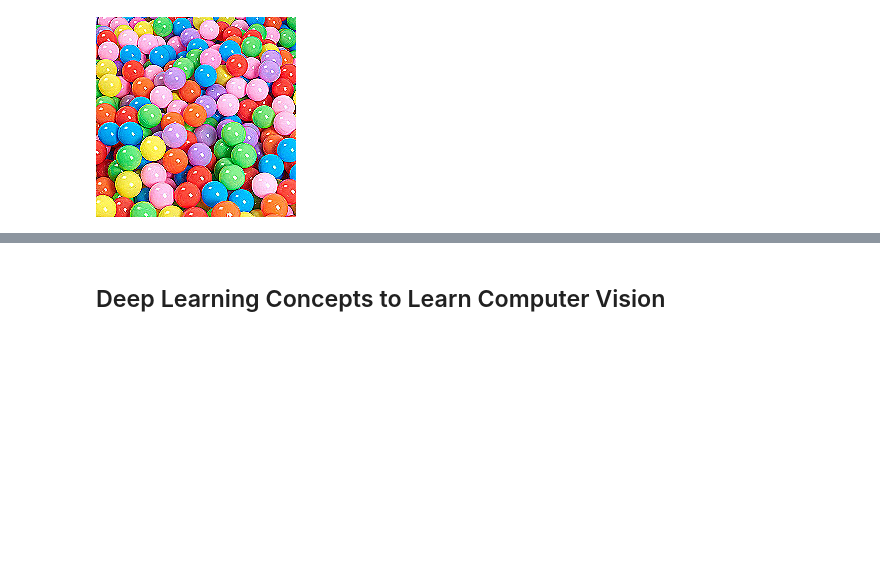
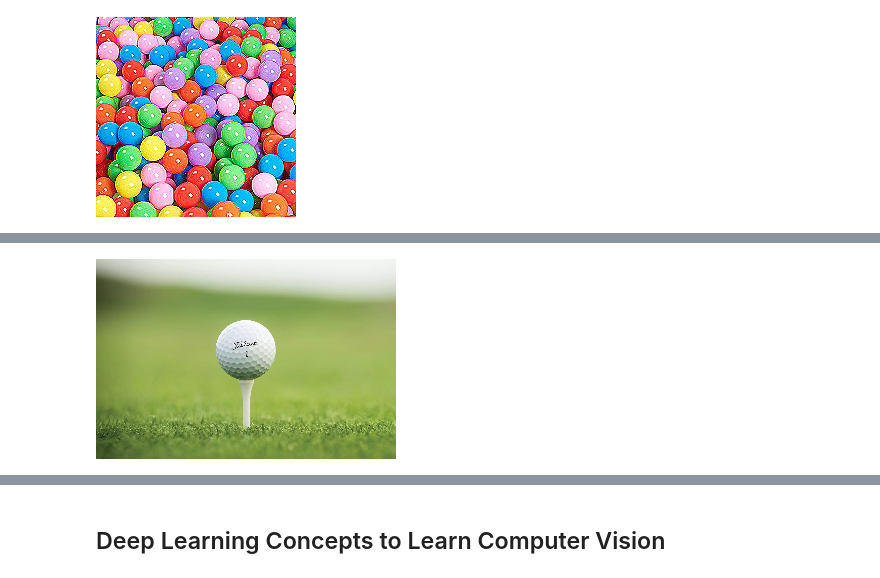
Before and after one commit to jinfeijoy/computer_vision, a Jupyter notebook: CV_for_beginners.ipynb, the cells around one changed output, grey strips where cells are left out. Drawn from its saved outputs; the diff is of its cells as text; code cells hidden in the pictures; blank space fills up the shorter version.

```diff
--- a/CV_for_beginners.ipynb
+++ b/CV_for_beginners.ipynb
@@ -215,0 +264,9 @@ cv2_imshow(sharpv)
+# %%
+req = urlopen('https://ncg-live-assets.ams3.cdn.digitaloceanspaces.com/uploads/2021/02/1-Ball-in-Golf-1.jpg')
+arr = np.asarray(bytearray(req.read()), dtype=np.uint8)
+img = cv2.imdecode(arr, -1) # 'Load it as it is'
+# if you want 3D array, change img to this img = cv2.imdecode(arr, cv2.IMREAD_COLOR)
+img = cv2.resize(img, (300,200))
+cv2_imshow(img)
+# %% [output]
+[figure, added]
```
Also changed, not shown: parts of 6 cells of this notebook.
